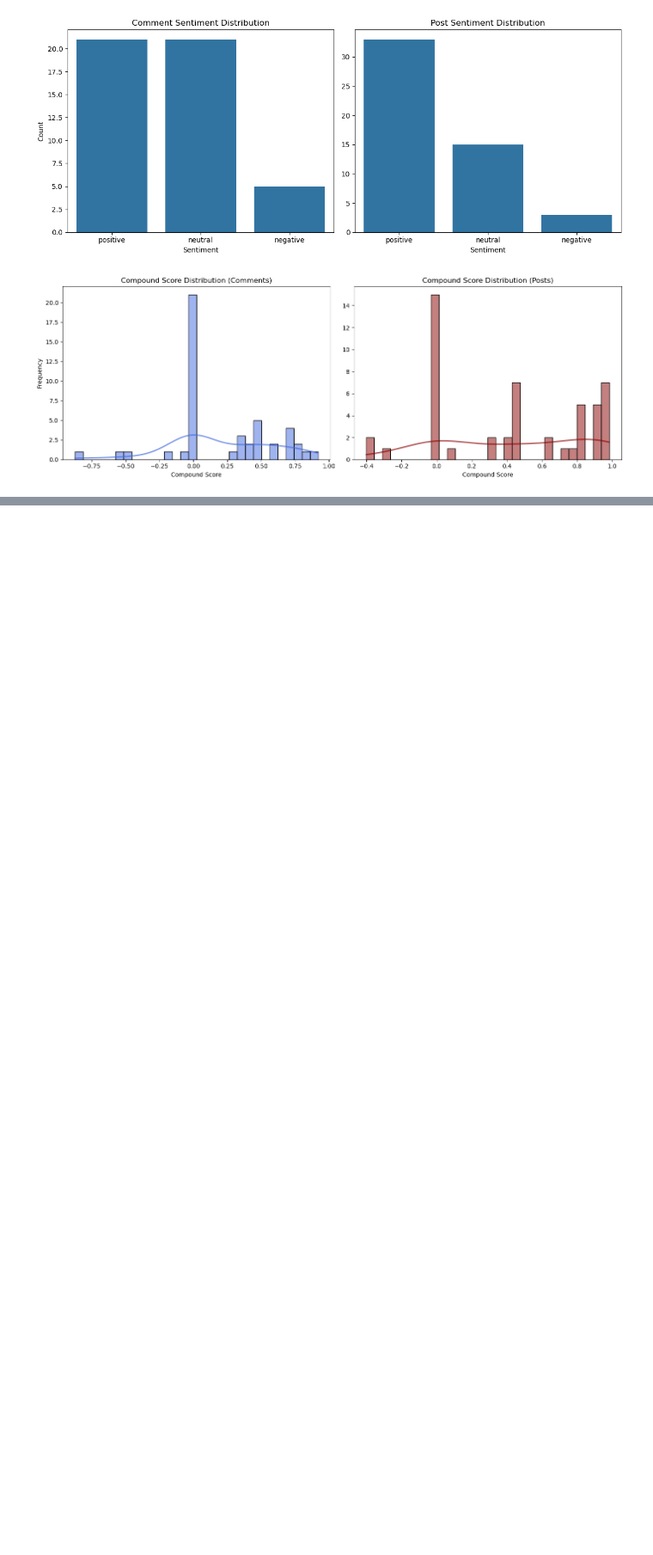
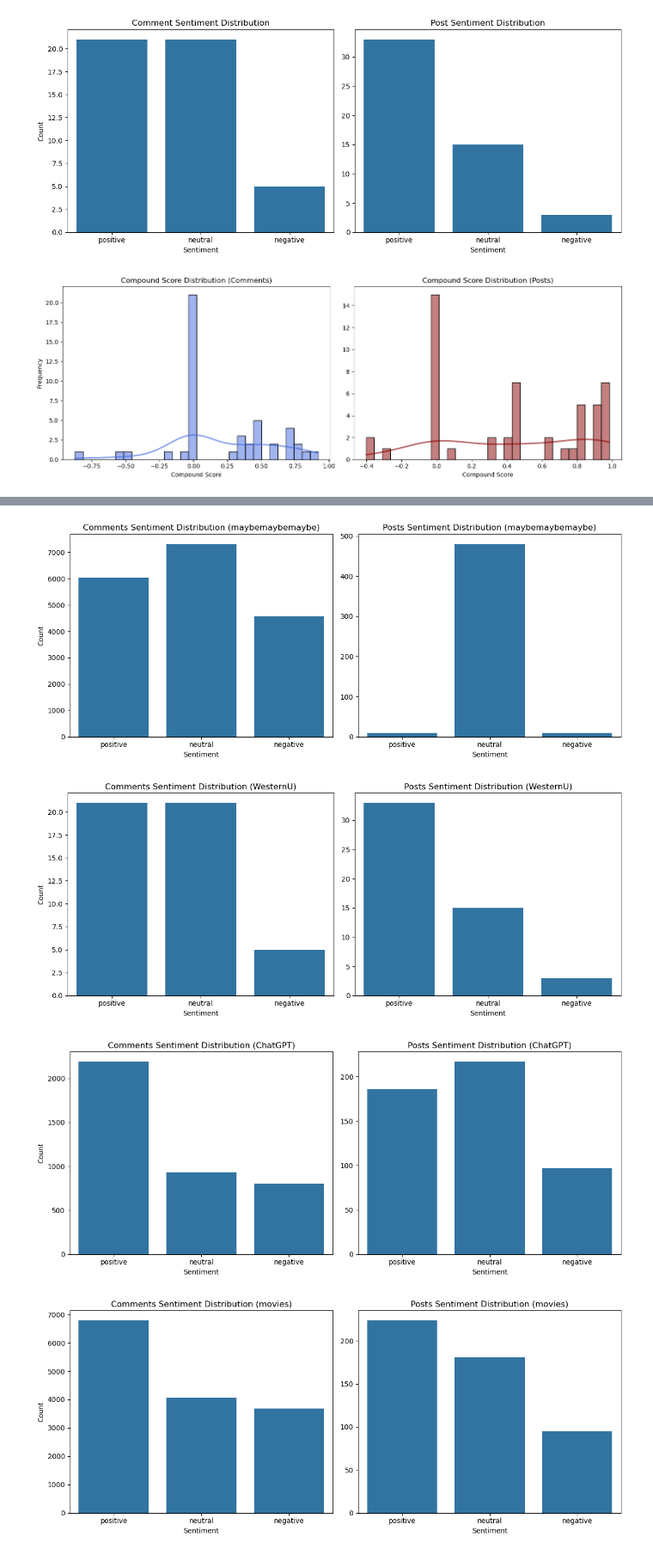
Before and after one commit to patelMaharshii/Sentimentrix, a Jupyter notebook: analysis/sentimentrix_eda.ipynb, the cells around one changed output, grey strips where cells are left out. Shown at 86% size. Cells and saved outputs as stored; diff of their text form; code cells hidden in the pictures; blank space fills up the shorter version.

Commit message:
Update: processed threads datasets

```diff
--- a/analysis/sentimentrix_eda.ipynb
+++ b/analysis/sentimentrix_eda.ipynb
@@ -254,0 +256,7 @@ Text
+# %%
+project_dir = os.getcwd()
+data_path = os.path.join(project_dir, "..", "data", "reddit_data")
+data_path = os.path.abspath(data_path)
+
+# show working path
+print("Data folder path:", data_path)
@@ -254,0 +296,9 @@ Text
+# %%
+# Save the processed datasets into a path to be used in other notebooks
+processed_path = os.path.join(project_dir, "..", "data", "processed")
+os.makedirs(processed_path, exist_ok=True)
+
+for name, df in datasets.items():
+    df.to_csv(os.path.join(processed_path, f"{name}_processed.csv"), index=False)
+
+print("Datasets saved")
@@ -254,0 +307,29 @@ Text
+# %%
+for thread_name in set(k.split("_")[0] for k in datasets.keys()):
+    fig, ax = plt.subplots(1, 2, figsize=(12,5))
+
+    for i, suffix in enumerate(["comments", "posts"]):
+        dataset_name = f"{thread_name}_{suffix}"
+        if dataset_name not in datasets:
+            continue
+
+        df = datasets[dataset_name]
+        sentiment_col = "comment_sentiment" if suffix=="comments" else "post_sentiment"
+
+        sns.countplot(
+            data=df,
+            x=sentiment_col,
+            order=["positive","neutral","negative"],
+            ax=ax[i]
+        )
+        ax[i].set_title(f"{suffix.capitalize()} Sentiment Distribution ({thread_name})")
+        ax[i].set_xlabel("Sentiment")
+        ax[i].set_ylabel("Count" if suffix=="comments" else "")
+
+    plt.tight_layout()
+    plt.show()
+# %% [output]
+[figure, added]
+[figure, added]
+[figure, added]
+[figure, added]
```
Also changed, not shown: parts of 6 cells of this notebook, 1 other file.
